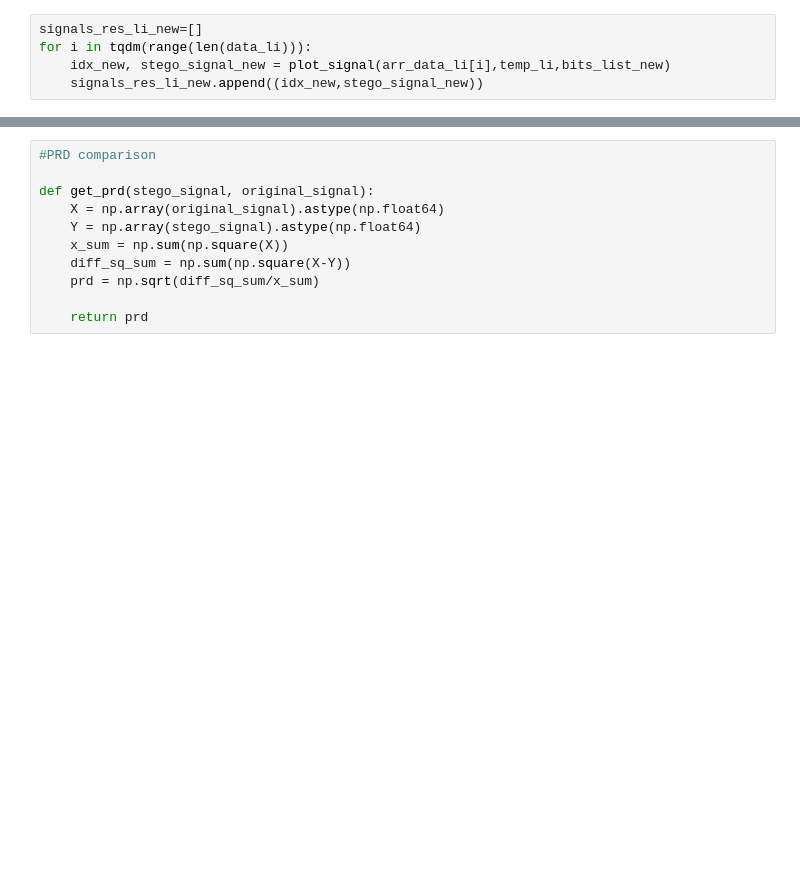
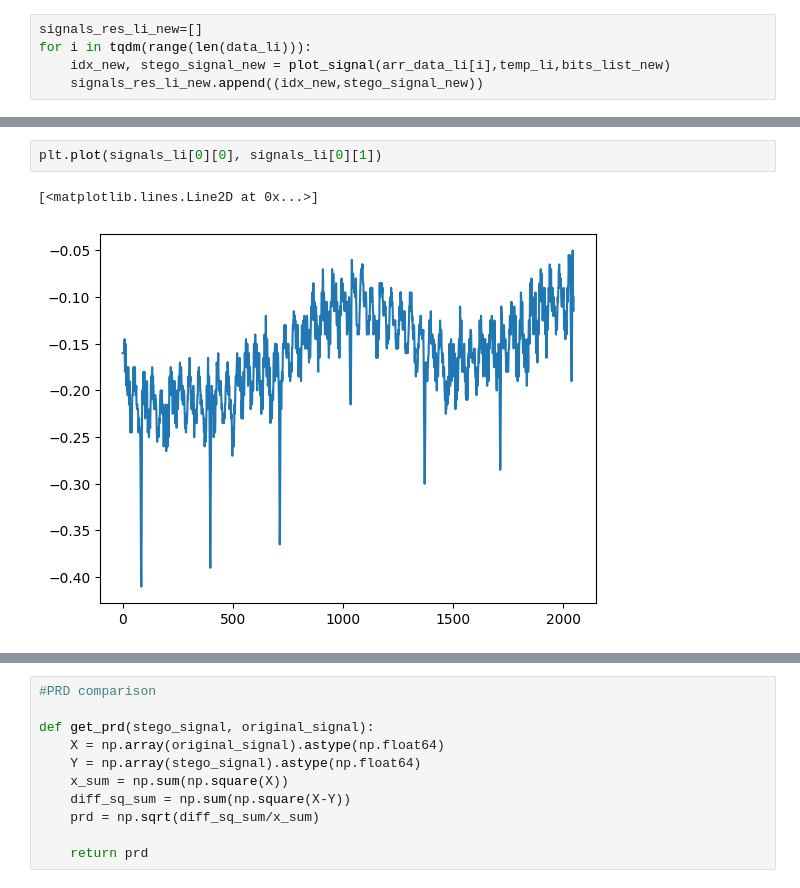
Before and after one commit to anirban21100/MIT-BIH, a Jupyter notebook: notebook4e79f032cc.ipynb, the cells around one changed output, grey strips where cells are left out. Drawn from its saved outputs; the diff is of its cells as text; blank space fills up the shorter version.

```diff
--- a/notebook4e79f032cc.ipynb
+++ b/notebook4e79f032cc.ipynb
@@ -269,0 +300,5 @@ for i in tqdm(range(len(data_li))):
+# %%
+plt.plot(signals_li[0][0], signals_li[0][1])
+# %% [output]
+[<matplotlib.lines.Line2D at 0x...>]
+[figure, added]
```
Also changed, not shown: parts of 17 cells of this notebook.
